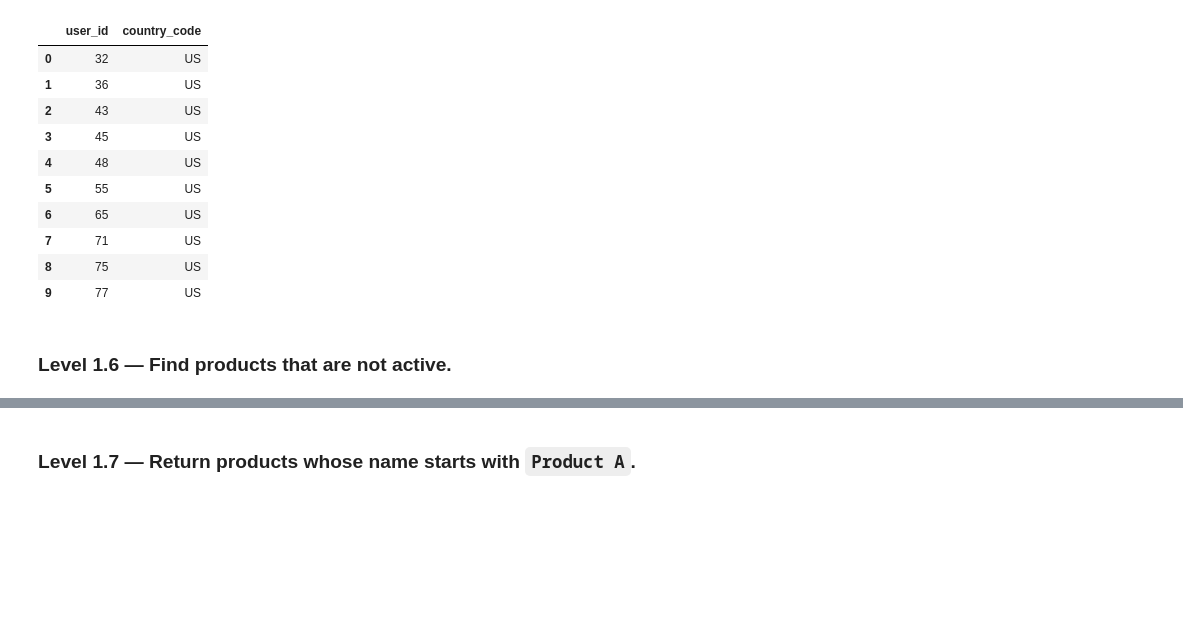
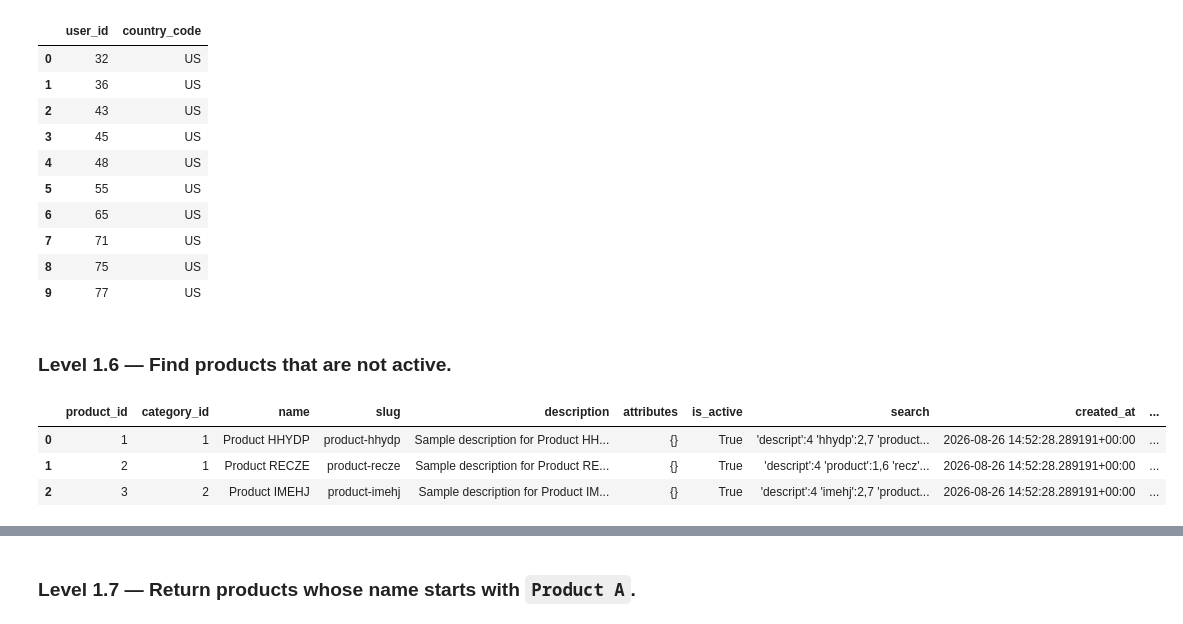
Before and after one commit to Thomasayanfeoluwa/E-Commerce-Analytics-Engineering-System, a Jupyter notebook: notebooks/01_sql_practice.ipynb, the cells around one changed output, grey strips where cells are left out. Drawn from its saved outputs; the diff is of its cells as text; code cells hidden in the pictures; blank space fills up the shorter version.

```diff
--- a/notebooks/01_sql_practice.ipynb
+++ b/notebooks/01_sql_practice.ipynb
@@ -181,5 +192,16 @@ run_sql("""
 | 9 | 77 | US |
 # %% [markdown]
 ### Level 1.6 — Find products that are not active.
+# %%
+run_sql("""
+    SELECT *
+    FROM products
+    LIMIT 3;
+""")
+# %% [output]
+|  | product_id | category_id | name | slug | description | attributes | is_active | search | created_at | ... |
+| 0 | 1 | 1 | Product HHYDP | product-hhydp | Sample description for Product HH... | {} | True | 'descript':4 'hhydp':2,7 'product... | 2026-08-26 14:52:28.289191+00:00 | ... |
+| 1 | 2 | 1 | Product RECZE | product-recze | Sample description for Product RE... | {} | True | 'descript':4 'product':1,6 'recz'... | 2026-08-26 14:52:28.289191+00:00 | ... |
+| 2 | 3 | 2 | Product IMEHJ | product-imehj | Sample description for Product IM... | {} | True | 'descript':4 'imehj':2,7 'product... | 2026-08-26 14:52:28.289191+00:00 | ... |
 # %%
 # Write your SQL here
```
Also changed, not shown: parts of 7 cells of this notebook.
